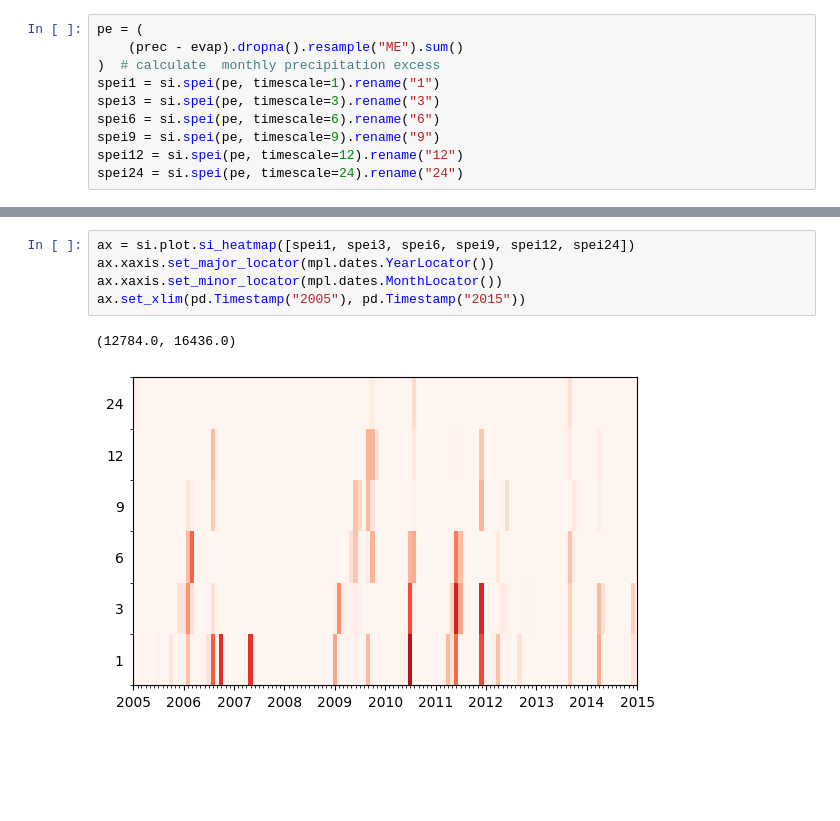
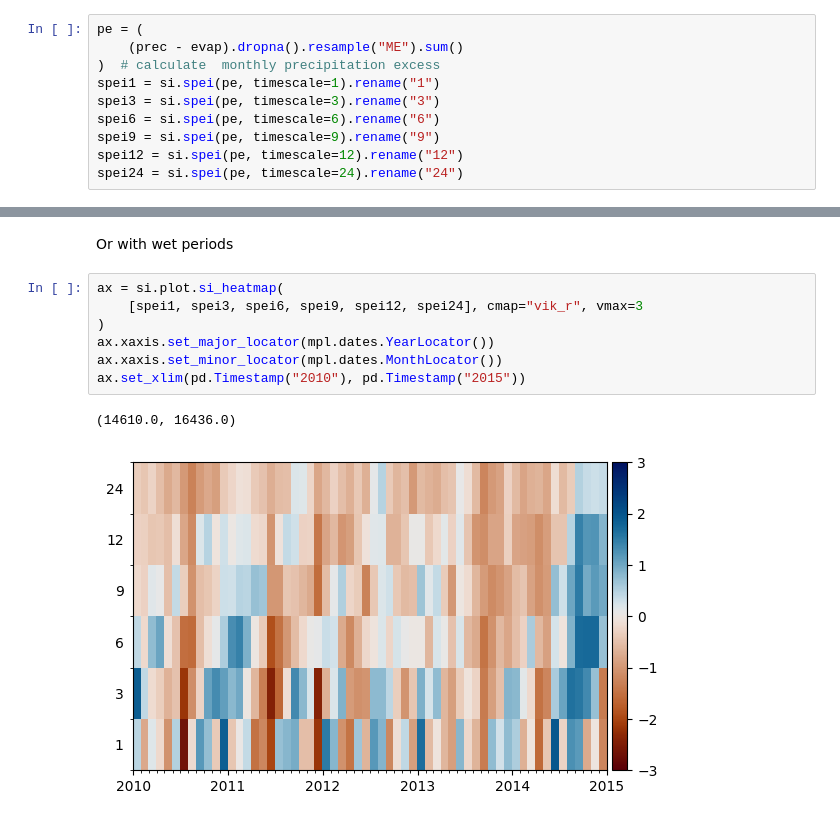
Before and after one commit to martinvonk/SPEI, a Jupyter notebook: doc/examples/example05_multiyear_drought.ipynb, the cells around one changed output, grey strips where cells are left out. Saved outputs shown, nothing was run; the diff lists cells and outputs as text; blank space fills up the shorter version.

Commit message:
improve heatmap with colorbar and correct intervals

```diff
--- a/doc/examples/example05_multiyear_drought.ipynb
+++ b/doc/examples/example05_multiyear_drought.ipynb
@@ -60,8 +87,12 @@ ax[5].set_xlim(pd.Timestamp("2005"), pd.Timestamp("2015"))
+# %% [markdown]
+Or with wet periods
 # %%
-ax = si.plot.si_heatmap([spei1, spei3, spei6, spei9, spei12, spei24])
+ax = si.plot.si_heatmap(
+    [spei1, spei3, spei6, spei9, spei12, spei24], cmap="vik_r", vmax=3
+)
 ax.xaxis.set_major_locator(mpl.dates.YearLocator())
 ax.xaxis.set_minor_locator(mpl.dates.MonthLocator())
-ax.set_xlim(pd.Timestamp("2005"), pd.Timestamp("2015"))
+ax.set_xlim(pd.Timestamp("2010"), pd.Timestamp("2015"))
 # %% [output]
-(12784.0, 16436.0)
+(14610.0, 16436.0)
-[figure, old version]
+[figure, new version]
```
Also changed, not shown: parts of 9 cells of this notebook, 1 other file.
